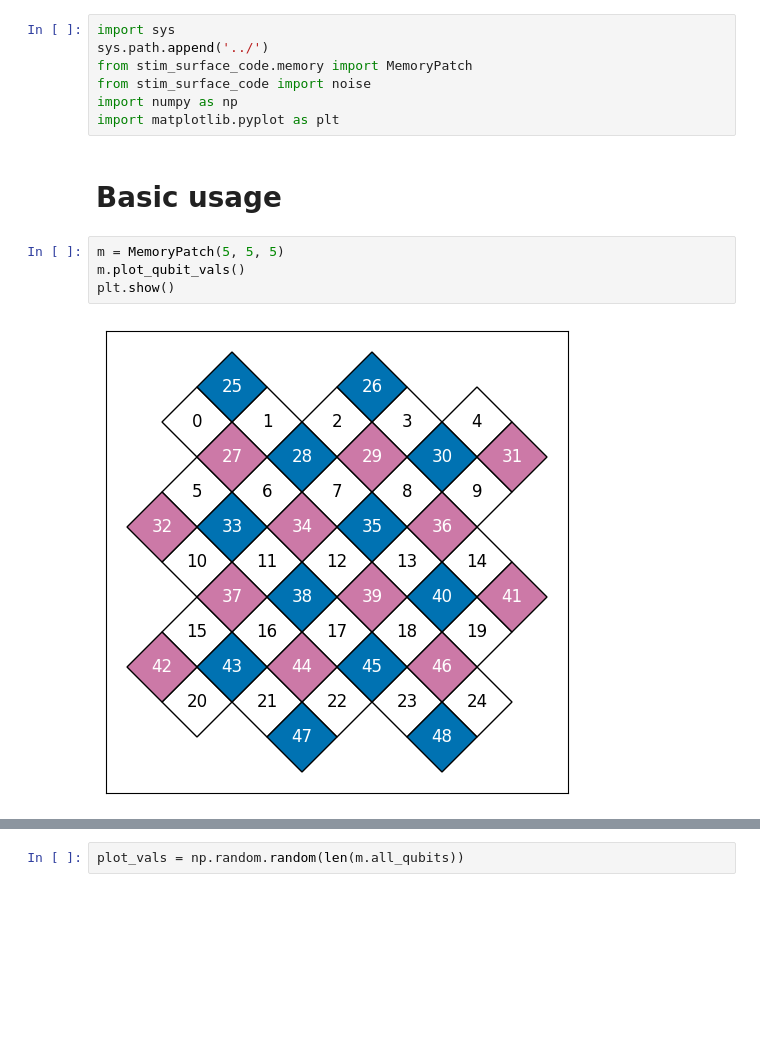
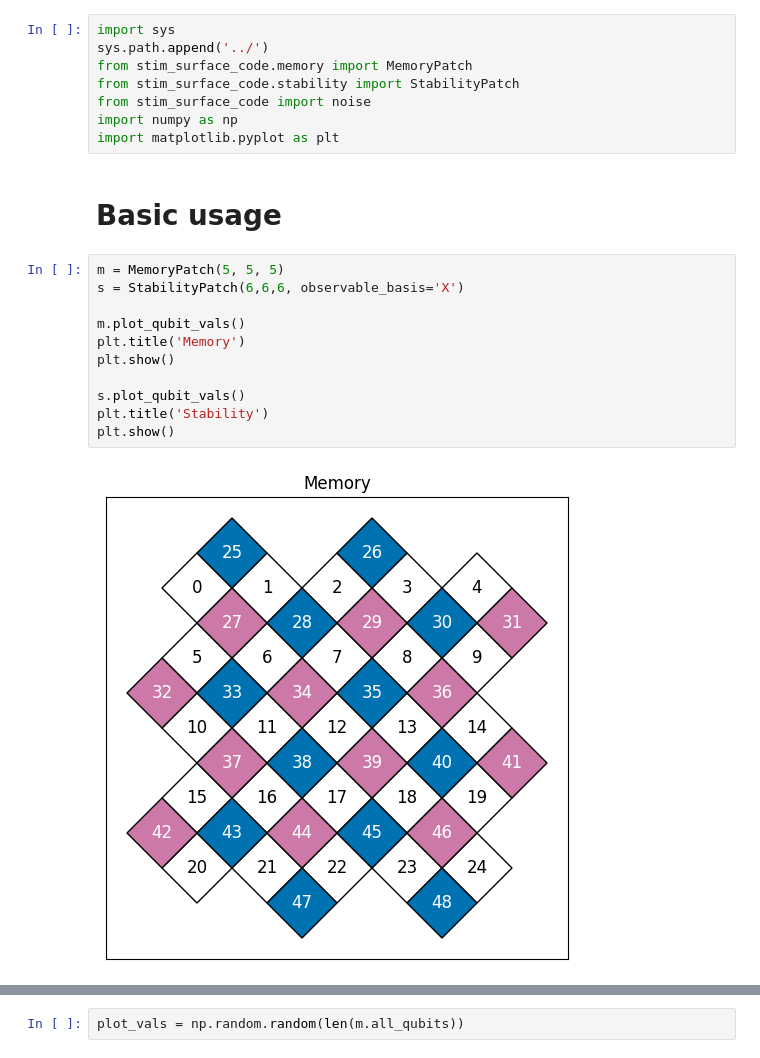
Before and after one commit to jasonchadwick/stim_surface_code, a Jupyter notebook: examples/02_plotting.ipynb, the cells around one changed output, grey strips where cells are left out. Cells and saved outputs as stored; diff of their text form; blank space fills up the shorter version.

```diff
--- a/examples/02_plotting.ipynb
+++ b/examples/02_plotting.ipynb
@@ -2,6 +2,7 @@
 import sys
 sys.path.append('../')
 from stim_surface_code.memory import MemoryPatch
+from stim_surface_code.stability import StabilityPatch
 from stim_surface_code import noise
 import numpy as np
 import matplotlib.pyplot as plt
@@ -9,7 +10,14 @@ import matplotlib.pyplot as plt
 # Basic usage
 # %%
 m = MemoryPatch(5, 5, 5)
+s = StabilityPatch(6,6,6, observable_basis='X')
+
 m.plot_qubit_vals()
+plt.title('Memory')
 plt.show()
+
+s.plot_qubit_vals()
+plt.title('Stability')
+plt.show()
 # %% [output]
-[figure, old version]
+[figure, new version]
```
Also changed, not shown: parts of 2 cells of this notebook, 7 other files.
